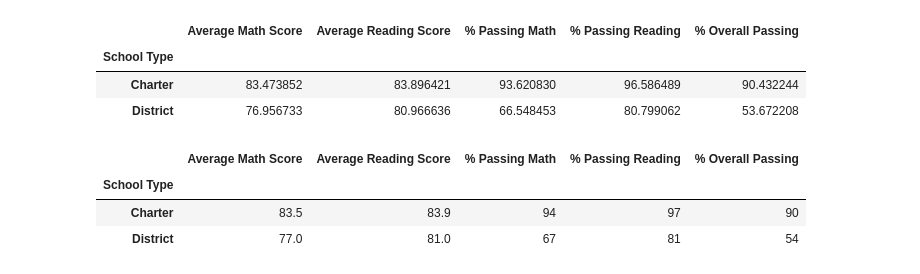
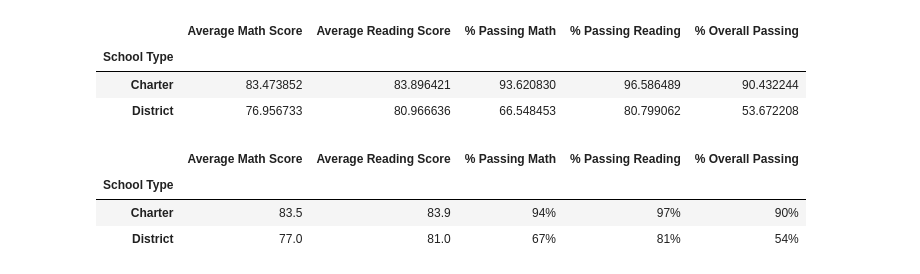
Before and after one commit to ellraff/School_District_Analysis, a Jupyter notebook: PyCitySchools.ipynb, the cells around one changed output. Cells and saved outputs as stored; diff of their text form; code cells hidden in the pictures.

```diff
--- a/PyCitySchools.ipynb
+++ b/PyCitySchools.ipynb
@@ -960,18 +863,18 @@ type_summary_df
 # %%
 # Formatting
 type_summary_df["Average Math Score"] = type_summary_df["Average Math Score"].map("{:.1f}".format)
 
 type_summary_df["Average Reading Score"] = type_summary_df["Average Reading Score"].map("{:.1f}".format)
 
-type_summary_df["% Passing Math"] = type_summary_df["% Passing Math"].map("{:.0f}".format)
+type_summary_df["% Passing Math"] = type_summary_df["% Passing Math"].map("{:.0f}%".format)
 
-type_summary_df["% Passing Reading"] = type_summary_df["% Passing Reading"].map("{:.0f}".format)
+type_summary_df["% Passing Reading"] = type_summary_df["% Passing Reading"].map("{:.0f}%".format)
 
-type_summary_df["% Overall Passing"] = type_summary_df["% Overall Passing"].map("{:.0f}".format)
+type_summary_df["% Overall Passing"] = type_summary_df["% Overall Passing"].map("{:.0f}%".format)
 
 type_summary_df
 # %% [output]
 |  | Average Math Score | Average Reading Score | % Passing Math | % Passing Reading | % Overall Passing |
 | School Type |  |  |  |  |  |
-| Charter | 83.5 | 83.9 | 94 | 97 | 90 |
-| District | 77.0 | 81.0 | 67 | 81 | 54 |
+| Charter | 83.5 | 83.9 | 94% | 97% | 90% |
+| District | 77.0 | 81.0 | 67% | 81% | 54% |
```
Also changed, not shown: parts of 8 cells of this notebook, 16 other files.
